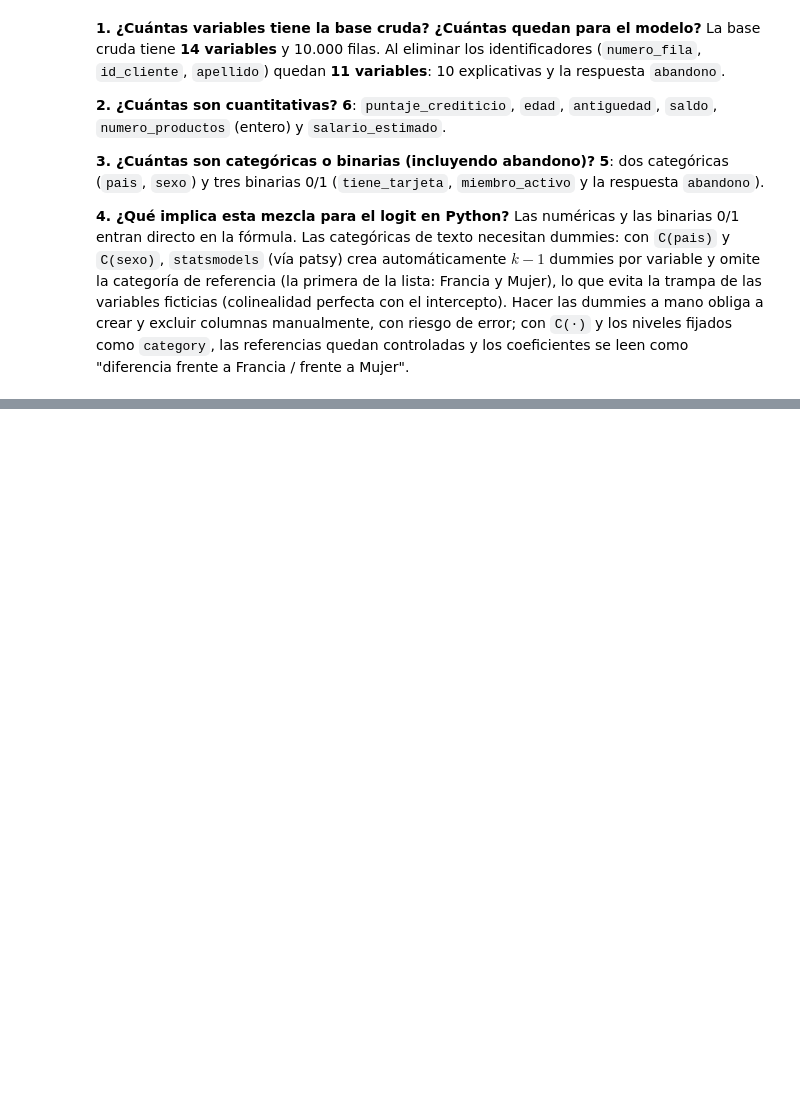
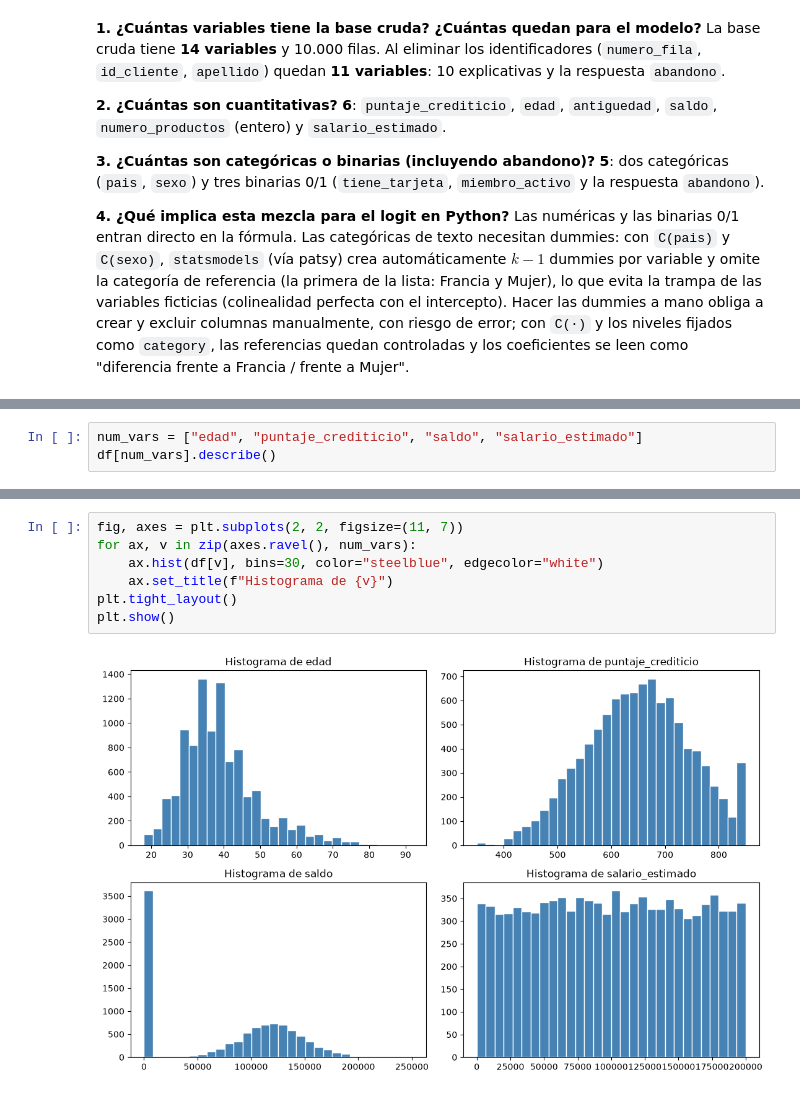
Before and after one commit to camig0516/Taller_2_ML_Clase_9, a Jupyter notebook: Taller_Abandono_Producto_Financiero.ipynb, the cells around one changed output, grey strips where cells are left out. Saved outputs shown, nothing was run; the diff lists cells and outputs as text; blank space fills up the shorter version.

```diff
--- a/Taller_Abandono_Producto_Financiero.ipynb
+++ b/Taller_Abandono_Producto_Financiero.ipynb
@@ -93,0 +116,3 @@ Las numéricas y las binarias 0/1 entran directo en la fórmula. Las categórica
+# %%
+num_vars = ["edad", "puntaje_crediticio", "saldo", "salario_estimado"]
+df[num_vars].describe()
@@ -93,0 +129,9 @@ Las numéricas y las binarias 0/1 entran directo en la fórmula. Las categórica
+# %%
+fig, axes = plt.subplots(2, 2, figsize=(11, 7))
+for ax, v in zip(axes.ravel(), num_vars):
+    ax.hist(df[v], bins=30, color="steelblue", edgecolor="white")
+    ax.set_title(f"Histograma de {v}")
+plt.tight_layout()
+plt.show()
+# %% [output]
+[figure, added]
```
Also changed, not shown: parts of 6 cells of this notebook.
